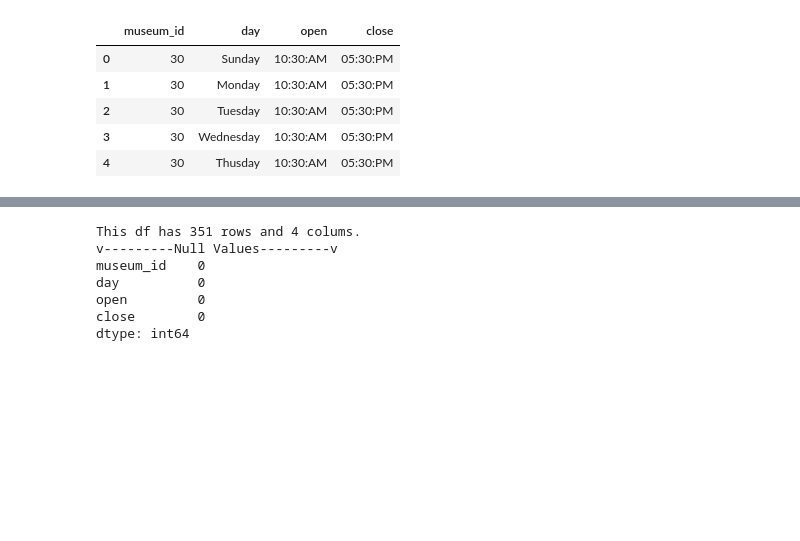
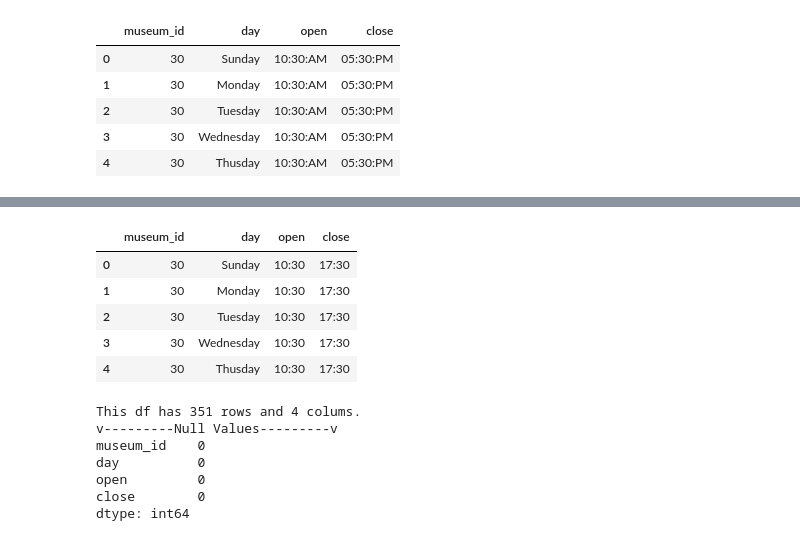
Before and after one commit to RVentura09/SQLPaintings, a Jupyter notebook: DataImport.ipynb, the cells around one changed output, grey strips where cells are left out. Drawn from its saved outputs; the diff is of its cells as text; code cells hidden in the pictures; blank space fills up the shorter version.

```diff
--- a/DataImport.ipynb
+++ b/DataImport.ipynb
@@ -135,3 +186,14 @@ df_museum_hours.head()#Initial check to verify the columns and data
+# %%
+df_museum_hours.drop(['open', 'close', 'openTime', 'CloseTime'], axis=1, inplace=True)#Drop the unnecessary columns
+df_museum_hours.rename(columns={'open_24hr': 'open','close_24hr':'close'}, inplace=True)
+df_museum_hours.head()
+# %% [output]
+|  | museum_id | day | open | close |
+| 0 | 30 | Sunday | 10:30 | 17:30 |
+| 1 | 30 | Monday | 10:30 | 17:30 |
+| 2 | 30 | Tuesday | 10:30 | 17:30 |
+| 3 | 30 | Wednesday | 10:30 | 17:30 |
+| 4 | 30 | Thusday | 10:30 | 17:30 |
 # %%
 
 print("This df has " + str(df_museum_hours.shape[0])+" rows and "+str(df_museum_hours.shape[1])+" colums." )
```
Also changed, not shown: parts of 9 cells of this notebook.
